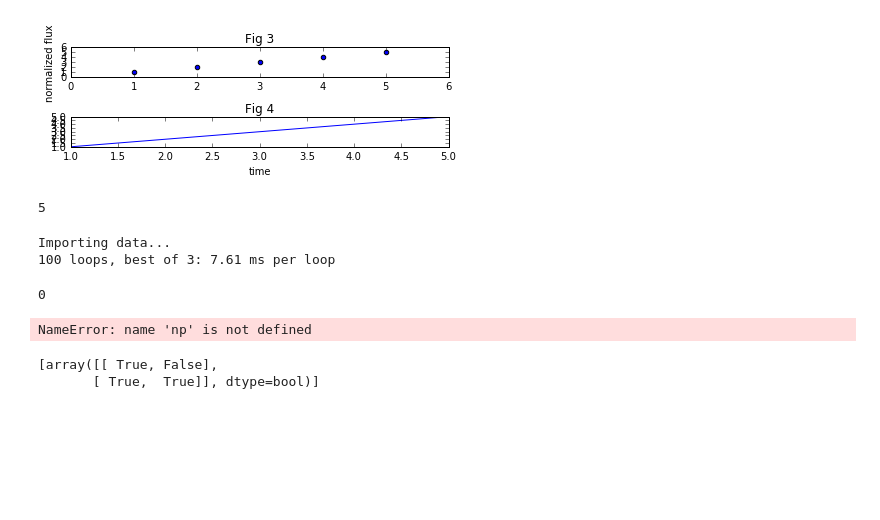
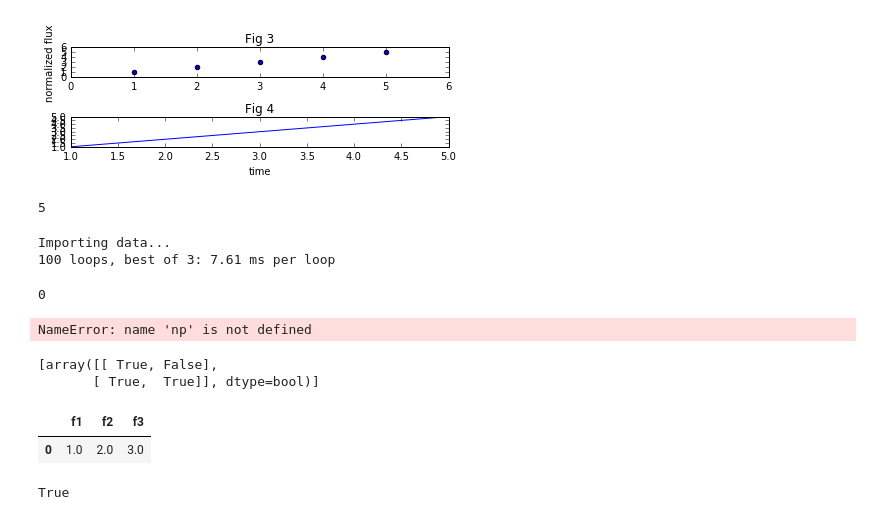
Before and after one commit to lmwalkowicz/KeplerML, a Jupyter notebook: Work Space.ipynb, the cells around one changed output. Saved outputs shown, nothing was run; the diff lists cells and outputs as text; code cells hidden in the pictures; blank space fills up the shorter version.

```diff
--- a/Work Space.ipynb
+++ b/Work Space.ipynb
@@ -1112,0 +1117,14 @@ Tk.mainloop()
+# %%
+# import pandas as pd
+import numpy as np
+df = pd.DataFrame({'f1':[],'f2':[],'f3':[]},index=[])
+df2 = pd.DataFrame(np.array([[1,2,3]]),index=['KPLR'],columns=df.columns)
+df=df.append(df2,ignore_index=True)
+df
+# %% [output]
+|  | f1 | f2 | f3 |
+| 0 | 1.0 | 2.0 | 3.0 |
+# %%
+'KPLR'==df2.index[0]
+# %% [output]
+True
```
Also changed, not shown: parts of 1 cell of this notebook, 2 other files.
